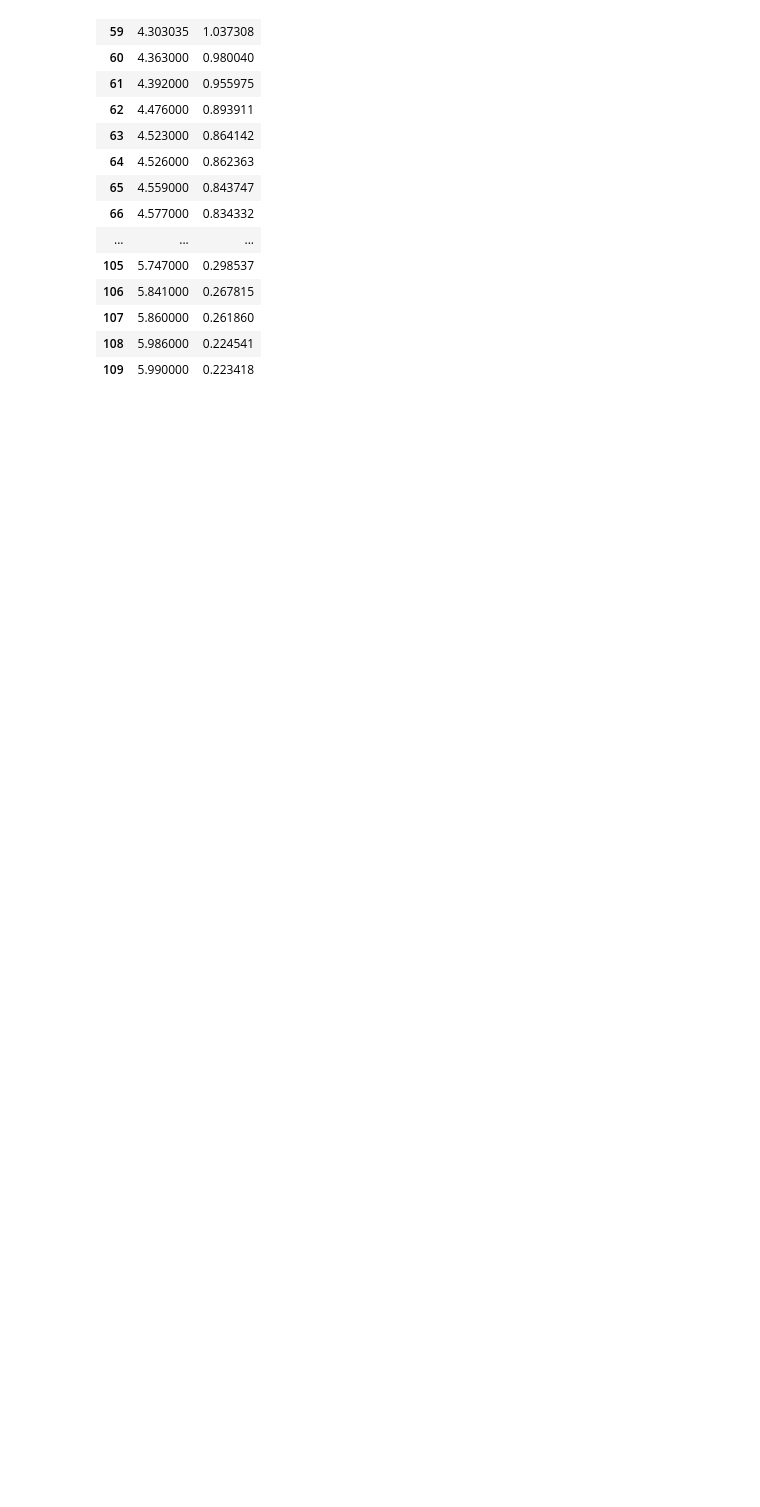
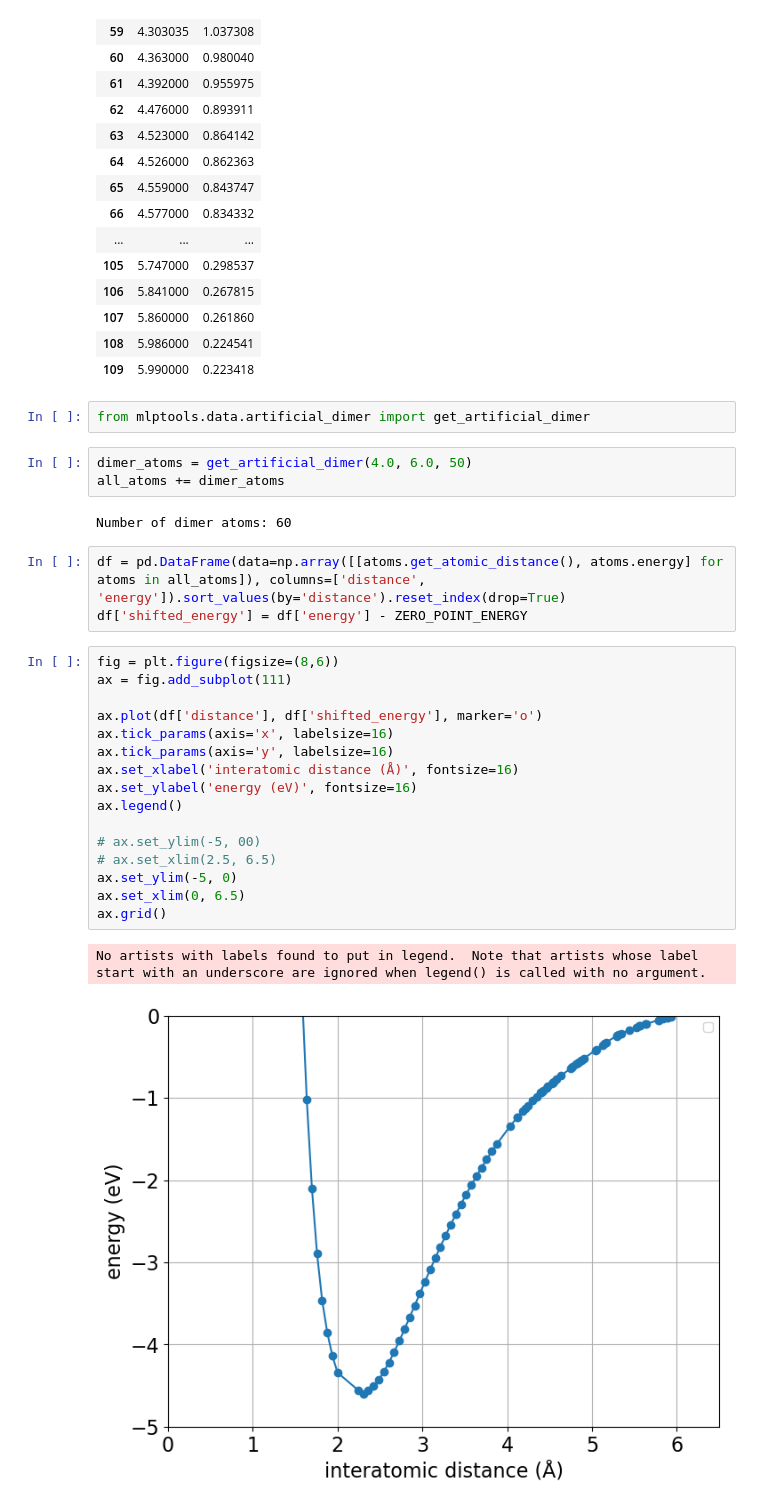
Before and after one commit to y1u0d2a1i/mlp_tools, a Jupyter notebook: notebooks/data/artificial_dimer.ipynb, the cells around one changed output. Saved outputs shown, nothing was run; the diff lists cells and outputs as text; blank space fills up the shorter version.

Commit message:
add: get artificial dimer

```diff
--- a/notebooks/data/artificial_dimer.ipynb
+++ b/notebooks/data/artificial_dimer.ipynb
@@ -175,3 +175,32 @@ force_df.query('distance > 4.0')
 | 107 | 5.860000 | 0.261860 |
 | 108 | 5.986000 | 0.224541 |
 | 109 | 5.990000 | 0.223418 |
+# %%
+from mlptools.data.artificial_dimer import get_artificial_dimer
+# %%
+dimer_atoms = get_artificial_dimer(4.0, 6.0, 50)
+all_atoms += dimer_atoms
+# %% [output]
+Number of dimer atoms: 60
+# %%
+df = pd.DataFrame(data=np.array([[atoms.get_atomic_distance(), atoms.energy] for atoms in all_atoms]), columns=['distance', 'energy']).sort_values(by='distance').reset_index(drop=True)
+df['shifted_energy'] = df['energy'] - ZERO_POINT_ENERGY
+# %%
+fig = plt.figure(figsize=(8,6))
+ax = fig.add_subplot(111)
+
+ax.plot(df['distance'], df['shifted_energy'], marker='o')
+ax.tick_params(axis='x', labelsize=16)
+ax.tick_params(axis='y', labelsize=16)
+ax.set_xlabel('interatomic distance (Å)', fontsize=16)
+ax.set_ylabel('energy (eV)', fontsize=16)
+ax.legend()
+
+# ax.set_ylim(-5, 00)
+# ax.set_xlim(2.5, 6.5)
+ax.set_ylim(-5, 0)
+ax.set_xlim(0, 6.5)
+ax.grid()
+# %% [output]
+No artists with labels found to put in legend.  Note that artists whose label start with an underscore are ignored when legend() is called with no argument.
+[figure, added]
```
Also changed, not shown: parts of 1 cell of this notebook, 1 other file.
